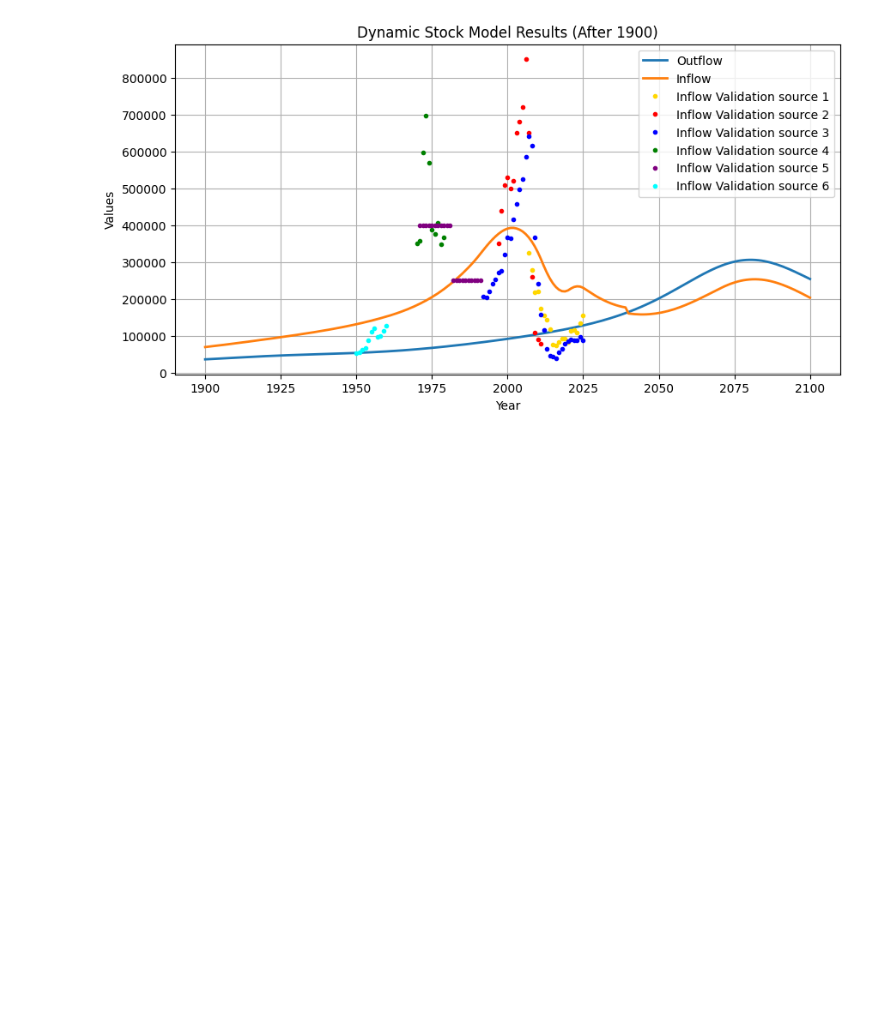
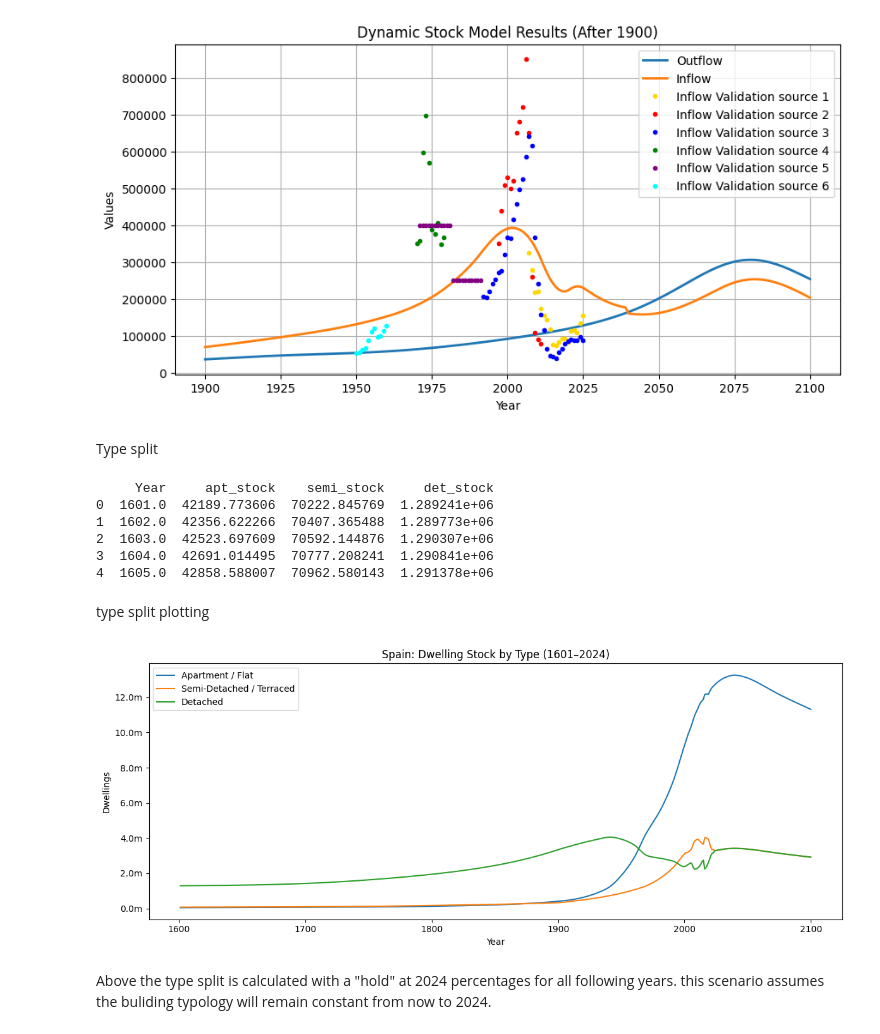
Before and after one commit to tdhunn01-design/MFA2, a Jupyter notebook: PPD_POP_Multiplied.ipynb, the cells around one changed output. Drawn from its saved outputs; the diff is of its cells as text; code cells hidden in the pictures; blank space fills up the shorter version.

Commit message:
Added type split to code

```diff
--- a/PPD_POP_Multiplied.ipynb
+++ b/PPD_POP_Multiplied.ipynb
@@ -213,3 +209,64 @@ plt.legend()
 # %% [output]
 <matplotlib.legend.Legend at 0x...>
 [figure]
+# %% [markdown]
+Type split
+# %%
+from scipy.interpolate import PchipInterpolator
+
+pct_known = pct.copy()
+pct_known["Year"] = pd.to_numeric(pct_known["Year"], errors="coerce")
+pct_known[["pct_apt", "pct_semi", "pct_det"]] = pct_known[["pct_apt", "pct_semi", "pct_det"]].apply(pd.to_numeric, errors="coerce")
+pct_known = pct_known.dropna().sort_values("Year")
+
+type_split = result[["Year", "Product"]].copy()
+
+for col in ["pct_apt", "pct_semi", "pct_det"]:
+    interp = PchipInterpolator(pct_known["Year"].values, pct_known[col].values, extrapolate=False)
+    vals = interp(type_split["Year"].values)
+    # hold last known value flat beyond 2024
+    last_val = pct_known[col].iloc[-1]
+    vals = np.where(type_split["Year"].values > pct_known["Year"].max(), last_val, vals)
+    type_split[col] = vals
+
+# renormalise so the three always sum to 100
+row_sum = type_split[["pct_apt", "pct_semi", "pct_det"]].sum(axis=1)
+for col in ["pct_apt", "pct_semi", "pct_det"]:
+    type_split[col] = type_split[col] / row_sum * 100
+
+# calculate stocks
+type_split["apt_stock"]  = type_split["Product"] * type_split["pct_apt"]  / 100
+type_split["semi_stock"] = type_split["Product"] * type_split["pct_semi"] / 100
+type_split["det_stock"]  = type_split["Product"] * type_split["pct_det"]  / 100
+
+# drop helper columns
+type_split = type_split[["Year", "apt_stock", "semi_stock", "det_stock"]]
+
+print(type_split.head())
+# %% [output]
+     Year     apt_stock    semi_stock     det_stock
+0  1601.0  42189.773606  70222.845769  1.289241e+06
+1  1602.0  42356.622266  70407.365488  1.289773e+06
+2  1603.0  42523.697609  70592.144876  1.290307e+06
+3  1604.0  42691.014495  70777.208241  1.290841e+06
+4  1605.0  42858.588007  70962.580143  1.291378e+06
+# %% [markdown]
+type split plotting
+# %%
+fig, ax = plt.subplots(figsize=(12, 5))
+
+ax.plot(type_split["Year"], type_split["apt_stock"],  label="Apartment / Flat")
+ax.plot(type_split["Year"], type_split["semi_stock"], label="Semi-Detached / Terraced")
+ax.plot(type_split["Year"], type_split["det_stock"],  label="Detached")
+
+ax.set_title("Spain: Dwelling Stock by Type (1601–2024)")
+ax.set_xlabel("Year")
+ax.set_ylabel("Dwellings")
+ax.yaxis.set_major_formatter(plt.FuncFormatter(lambda x, _: f"{x/1e6:.1f}m"))
+ax.legend()
+plt.tight_layout()
+plt.show()
+# %% [output]
+[figure, added]
+# %% [markdown]
+Above the type split is calculated with a "hold" at 2024 percentages for all following years. this scenario assumes the buliding typology will remain constant from now to 2024.
```
Also changed, not shown: parts of 2 cells of this notebook.
